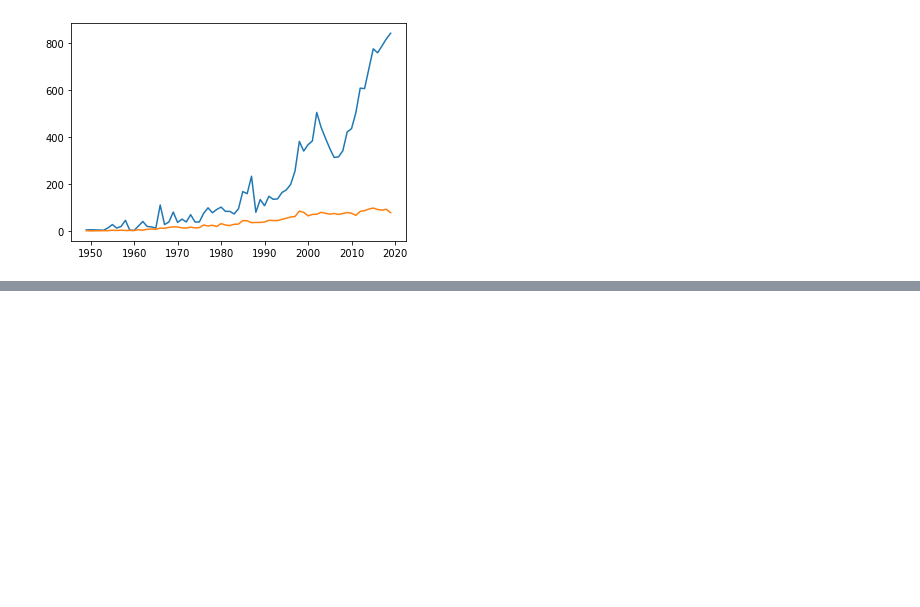
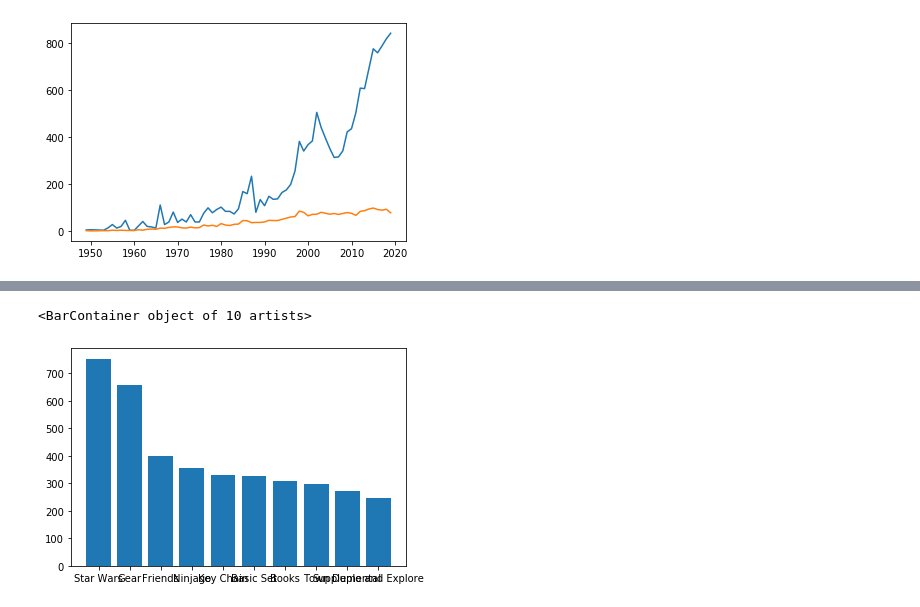
Before and after one commit to moazzam3890/Analysing_a_Dataset_of_LEGO, a Jupyter notebook: Lego_Data.ipynb, the cells around one changed output, grey strips where cells are left out. Drawn from its saved outputs; the diff is of its cells as text; code cells hidden in the pictures; blank space fills up the shorter version.

```diff
--- a/Lego_Data.ipynb
+++ b/Lego_Data.ipynb
@@ -248,0 +404,2 @@ Text(0, 0.5, 'Number Of Themes')
+# %%
+set_theme_count.head()
@@ -248,0 +413,4 @@ Text(0, 0.5, 'Number Of Themes')
+# %%
+set_theme_count.rename(columns={'seT_count': 'set_count'}, inplace=True)
+# %%
+set_theme_count.head()
@@ -248,0 +424,2 @@ Text(0, 0.5, 'Number Of Themes')
+# %%
+merged_df = pd.merge(set_theme_count, themes_df, on='id')
@@ -248,0 +435,5 @@ Text(0, 0.5, 'Number Of Themes')
+# %%
+plt.bar(merged_df.name[:10], merged_df.set_count[:10])
+# %% [output]
+<BarContainer object of 10 artists>
+[figure, added]
```
Also changed, not shown: parts of 23 cells of this notebook.
